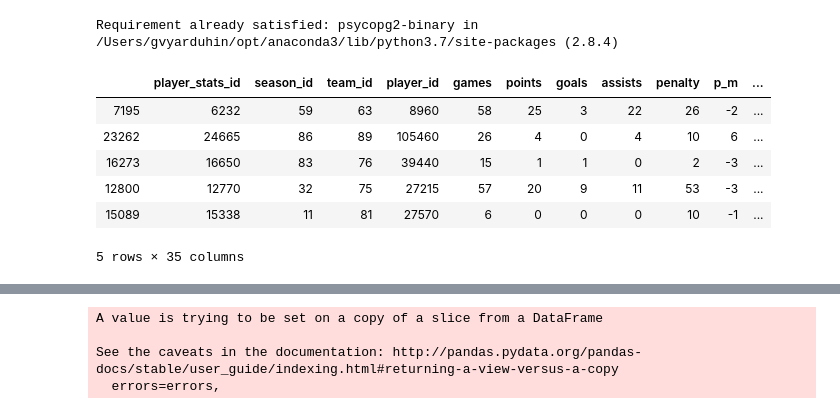
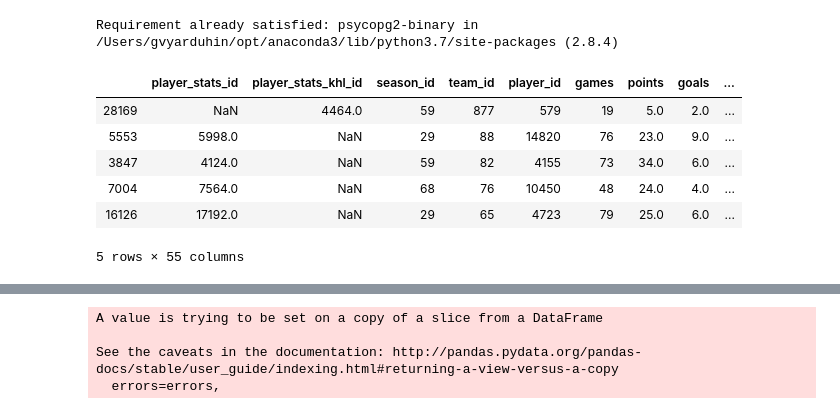
Before and after one commit to mcherdakov/hockey_stats, a Jupyter notebook: src/model1.ipynb, the cells around one changed output, grey strips where cells are left out. Cells and saved outputs as stored; diff of their text form; code cells hidden in the pictures.

```diff
--- a/src/model1.ipynb
+++ b/src/model1.ipynb
@@ -29,17 +29,17 @@ class DataFrameTransformer:
             self.df = transform(self.df)
         return self.df
 # %%
-table_player_stats_name = 'data_for_model'
+table_player_stats_name = 'data_for_model3'
 df_player_stats = pd.read_sql_table(table_player_stats_name, database_connect)
 df_player_stats.sample(5)
 # %% [output]
-|  | player_stats_id | season_id | team_id | player_id | games | points | goals | assists | penalty | p_m | ... |
-| 7195 | 6232 | 59 | 63 | 8960 | 58 | 25 | 3 | 22 | 26 | -2 | ... |
-| 23262 | 24665 | 86 | 89 | 105460 | 26 | 4 | 0 | 4 | 10 | 6 | ... |
-| 16273 | 16650 | 83 | 76 | 39440 | 15 | 1 | 1 | 0 | 2 | -3 | ... |
-| 12800 | 12770 | 32 | 75 | 27215 | 57 | 20 | 9 | 11 | 53 | -3 | ... |
-| 15089 | 15338 | 11 | 81 | 27570 | 6 | 0 | 0 | 0 | 10 | -1 | ... |
+|  | player_stats_id | player_stats_khl_id | season_id | team_id | player_id | games | points | goals | ... |
+| 28169 | NaN | 4464.0 | 59 | 877 | 579 | 19 | 5.0 | 2.0 | ... |
+| 5553 | 5998.0 | NaN | 29 | 88 | 14820 | 76 | 23.0 | 9.0 | ... |
+| 3847 | 4124.0 | NaN | 59 | 82 | 4155 | 73 | 34.0 | 6.0 | ... |
+| 7004 | 7564.0 | NaN | 68 | 76 | 10450 | 48 | 24.0 | 4.0 | ... |
+| 16126 | 17192.0 | NaN | 29 | 65 | 4723 | 79 | 25.0 | 6.0 | ... |
-5 rows × 35 columns
+5 rows × 55 columns
 # %%
 table_team_stats_name = 'team_stats'
 df_team_stats = pd.read_sql_table(table_team_stats_name, database_connect)
```
Also changed, not shown: parts of 28 cells of this notebook, 1 other file.
